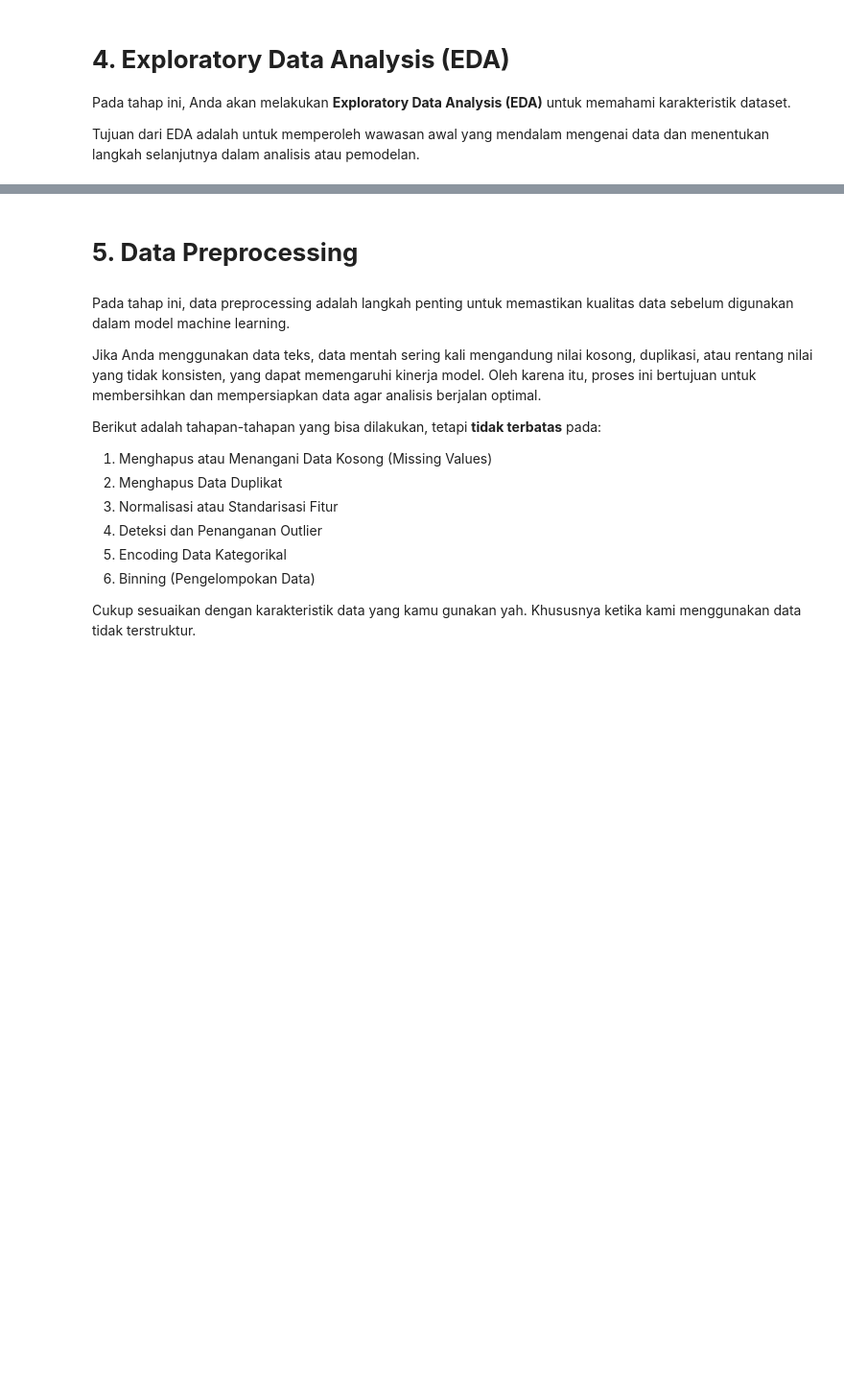
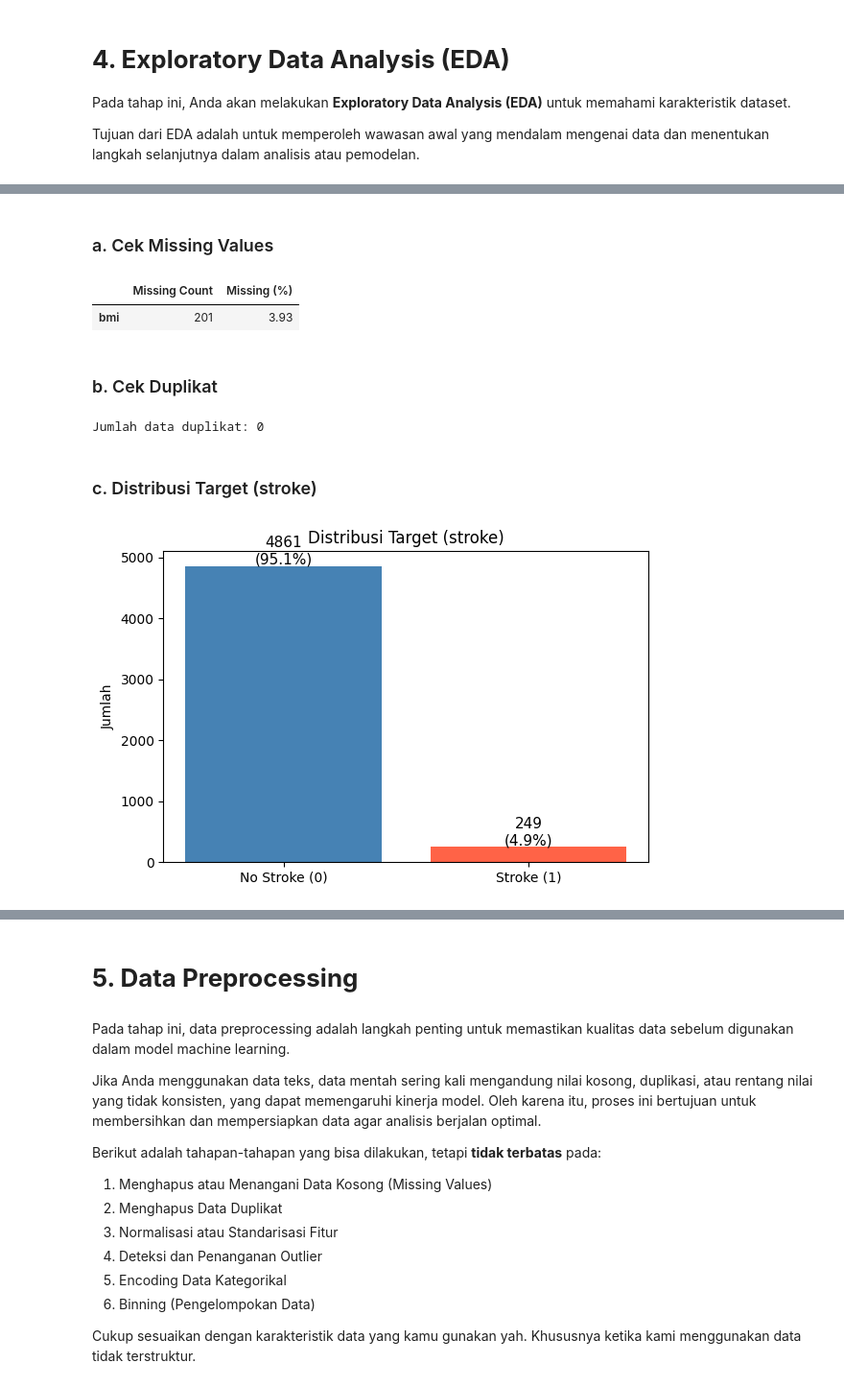
Before and after one commit to Escavora/Eksperimen_SML_Alief_Athallah, a Jupyter notebook: preprocessing/Eksperimen_MSML_Alief-Athallah.ipynb, the cells around one changed output, grey strips where cells are left out. Shown at 96% size. Cells and saved outputs as stored; diff of their text form; code cells hidden in the pictures; blank space fills up the shorter version.

```diff
--- a/preprocessing/Eksperimen_MSML_Alief-Athallah.ipynb
+++ b/preprocessing/Eksperimen_MSML_Alief-Athallah.ipynb
@@ -190,0 +98,32 @@ plt.show()
+# %% [markdown]
+### a. Cek Missing Values
+# %%
+missing = df.isnull().sum()
+missing_pct = (missing / len(df) * 100).round(2)
+pd.DataFrame({'Missing Count': missing, 'Missing (%)': missing_pct}) \
+  .query('`Missing Count` > 0')
+# %% [output]
+|  | Missing Count | Missing (%) |
+| bmi | 201 | 3.93 |
+# %% [markdown]
+### b. Cek Duplikat
+# %%
+print(f"Jumlah data duplikat: {df.duplicated().sum()}")
+# %% [output]
+Jumlah data duplikat: 0
+# %% [markdown]
+### c. Distribusi Target (stroke)
+# %%
+fig, ax = plt.subplots(figsize=(6, 4))
+counts = df['stroke'].value_counts()
+ax.bar(['No Stroke (0)', 'Stroke (1)'], counts.values, color=['steelblue', 'tomato'])
+for i, v in enumerate(counts.values):
+    ax.text(i, v + 30, f'{v}\n({v/len(df)*100:.1f}%)', ha='center', fontsize=11)
+ax.set_title('Distribusi Target (stroke)')
+ax.set_ylabel('Jumlah')
+plt.tight_layout()
+plt.savefig('eda_target_distribution.png', dpi=100)
+plt.show()
+# Catatan: dataset sangat imbalanced (~95% no stroke, ~5% stroke)
+# %% [output]
+[figure, added]
```
Also changed, not shown: parts of 47 cells of this notebook, 4 other files.
